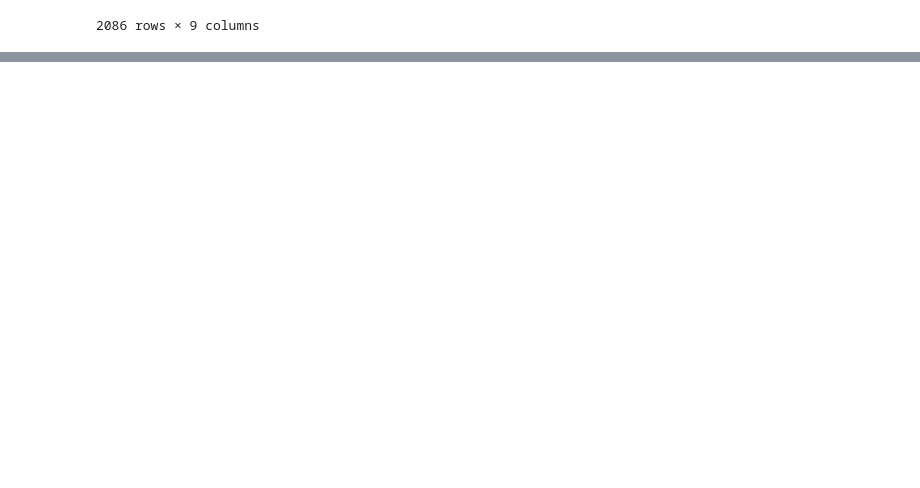
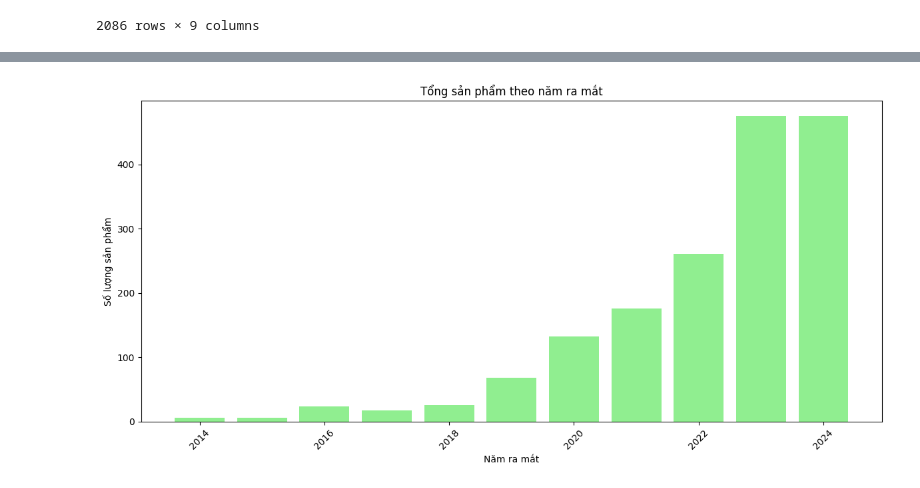
Before and after one commit to duykhoi5104/Learn-more-and-more, a Jupyter notebook: Do_an.ipynb, the cells around one changed output, grey strips where cells are left out. Drawn from its saved outputs; the diff is of its cells as text; code cells hidden in the pictures; blank space fills up the shorter version.

```diff
--- a/Do_an.ipynb
+++ b/Do_an.ipynb
@@ -572,13 +635,26 @@ plt.show()
 # %%
-# Câu 9: Tính tổng số sản phẩm theo năm ra mắt
+# Câu 8: Tính tổng số sản phẩm theo năm ra mắt
+# Lọc các giá trị năm hợp lệ từ 2014 đến 2024
+valid_years = data_df['Năm ra mắt'].astype(str).str.isnumeric()  # Kiểm tra các giá trị là số
+data_df = data_df[valid_years]  # Giữ lại các dòng có năm hợp lệ
+
+# Chuyển đổi cột 'Năm ra mắt' sang kiểu số nguyên
+data_df['Năm ra mắt'] = pd.to_numeric(data_df['Năm ra mắt'], errors='coerce')
+
+# Giữ lại chỉ các năm trong khoảng từ 2014 đến 2024
+data_df = data_df[(data_df['Năm ra mắt'] >= 2014) & (data_df['Năm ra mắt'] <= 2024)]
+
+# Tính tổng số sản phẩm theo năm ra mắt
 year_counts = data_df['Năm ra mắt'].value_counts().sort_index()
 
-# Vẽ biểu đồ cho câu 7
+# Vẽ biểu đồ
 plt.figure(figsize=(12, 6))
 plt.bar(year_counts.index, year_counts.values, color='lightgreen')
 plt.xlabel('Năm ra mắt')
 plt.ylabel('Số lượng sản phẩm')
 plt.title('Tổng sản phẩm theo năm ra mắt')
 plt.xticks(rotation=45)  # Xoay nhãn cho rõ ràng hơn
 plt.tight_layout()
 plt.show()
+# %% [output]
+[figure, added]
```
Also changed, not shown: parts of 27 cells of this notebook.
